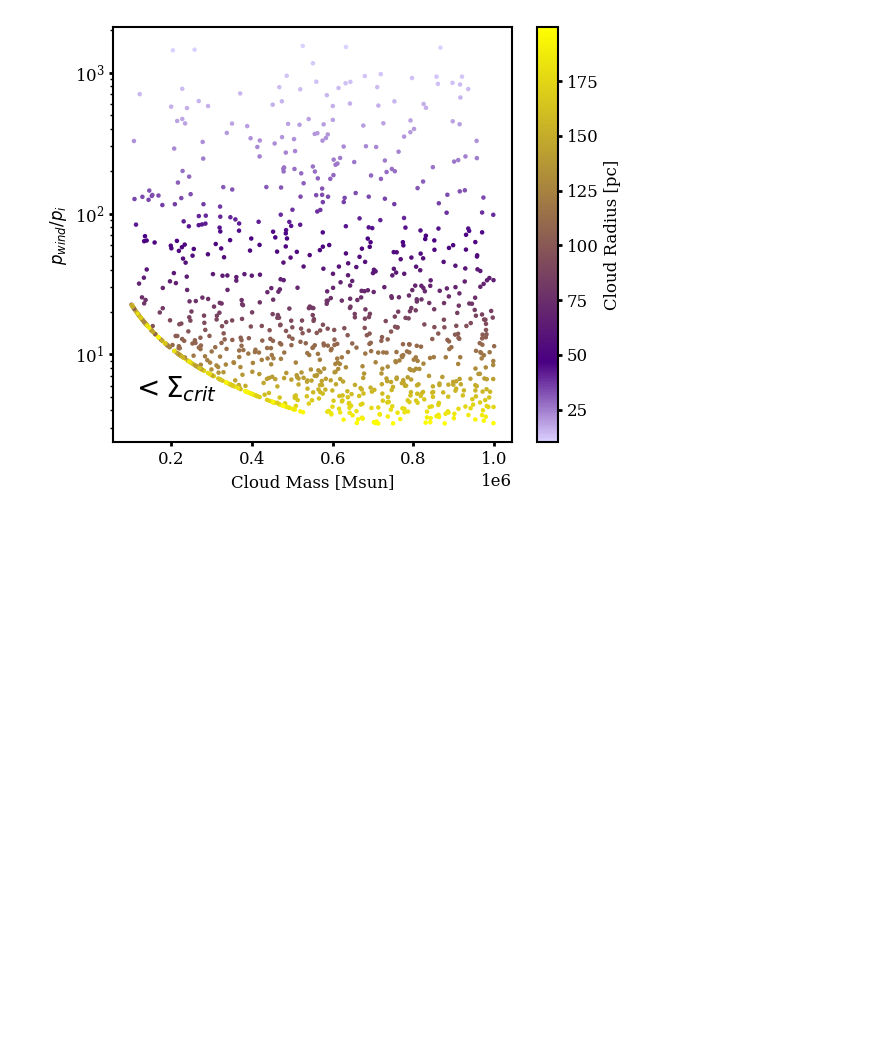
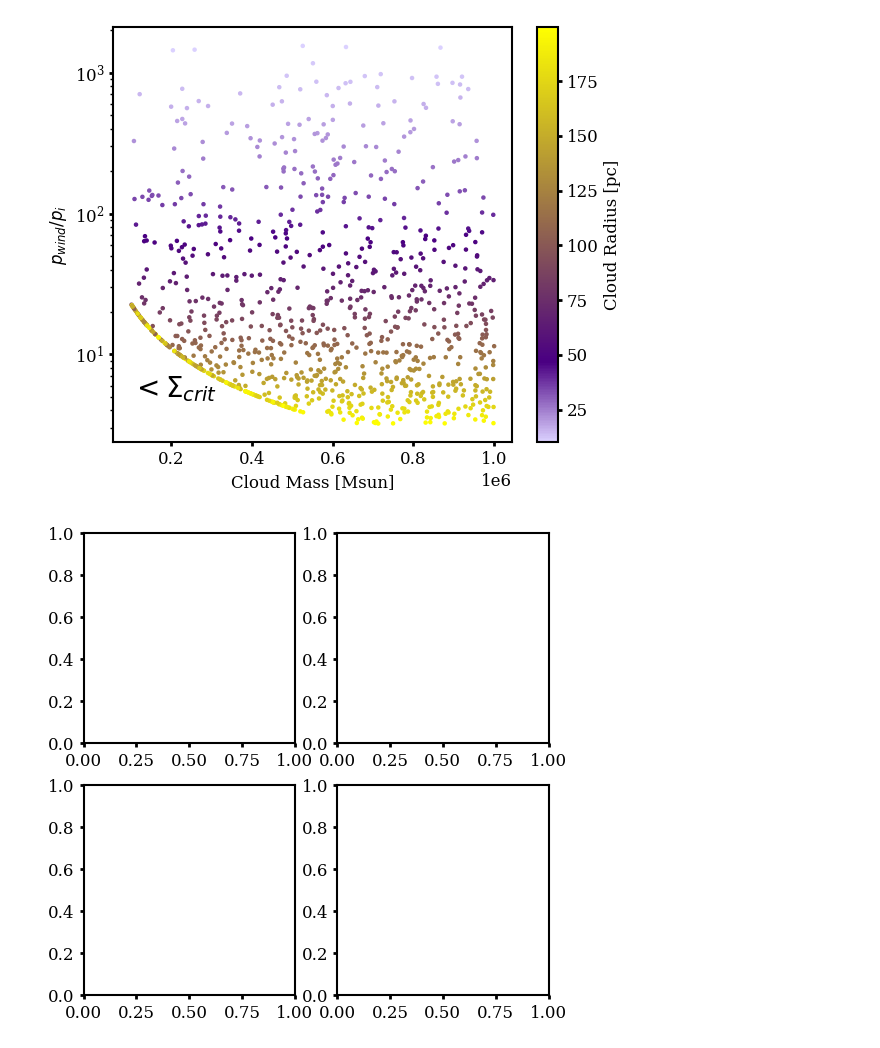
Before and after one commit to HSouch/galarp, a Jupyter notebook: paper/0-1-FullDynamicShadow.ipynb, the cells around one changed output. Drawn from its saved outputs; the diff is of its cells as text; code cells hidden in the pictures; blank space fills up the shorter version.

```diff
--- a/paper/0-1-FullDynamicShadow.ipynb
+++ b/paper/0-1-FullDynamicShadow.ipynb
@@ -564,3 +613,44 @@ plt.savefig("figures/wind_momentum_loss.pdf", dpi=200)
 1.9230254483610655e+46 dyn s
 Myr g / cm3 km / s pc2
 [figure]
+# %%
+class AnimatedPlot:
+
+    def __init__(self, orbits=None, i_panels=1, j_panels=1, **kwargs):
+
+        self.orbits = orbits
+
+        x,y,z, vx, vy, vz = orbits.get_orbit_data(transposed=False)
+        self.q, self.p = np.array([x, y, z]), np.array([vx, vy, vz])
+
+        self.figsize = kwargs.get("figsize", (6, 6))
+
+        self.n_frames = kwargs.get("n_frames", 100)
+
+        self.i_panels = i_panels
+        self.j_panels = j_panels
+
+
+    def animate(self, i):
+         raise NotImplementedError("This method should be implemented in a subclass")
+
+
+    def generate(self):
+        fig, ax = plt.subplots(self.i_panels, self.j_panels, figsize=self.figsize)
+        # anim = animation.FuncAnimation(self.fig, self.animate, frames=self.n_frames, interval=100)
+        # anim.save(self.outname, writer="imagemagick", fps=15
+
+
+class AnimatedHexbinPlot(AnimatedPlot):
+
+    def __init__(self, orbits=None, outname=None, **kwargs):
+        super().__init__(orbits=orbits, i_panels=2, j_panels=2, **kwargs)
+        self.outname = outname
+
+    def animate(self, i):
+        pass
+
+
+test = AnimatedHexbinPlot(orbits=orbits).generate()
+# %% [output]
+[figure, added]
```
Also changed, not shown: parts of 6 cells of this notebook, 2 other files.
